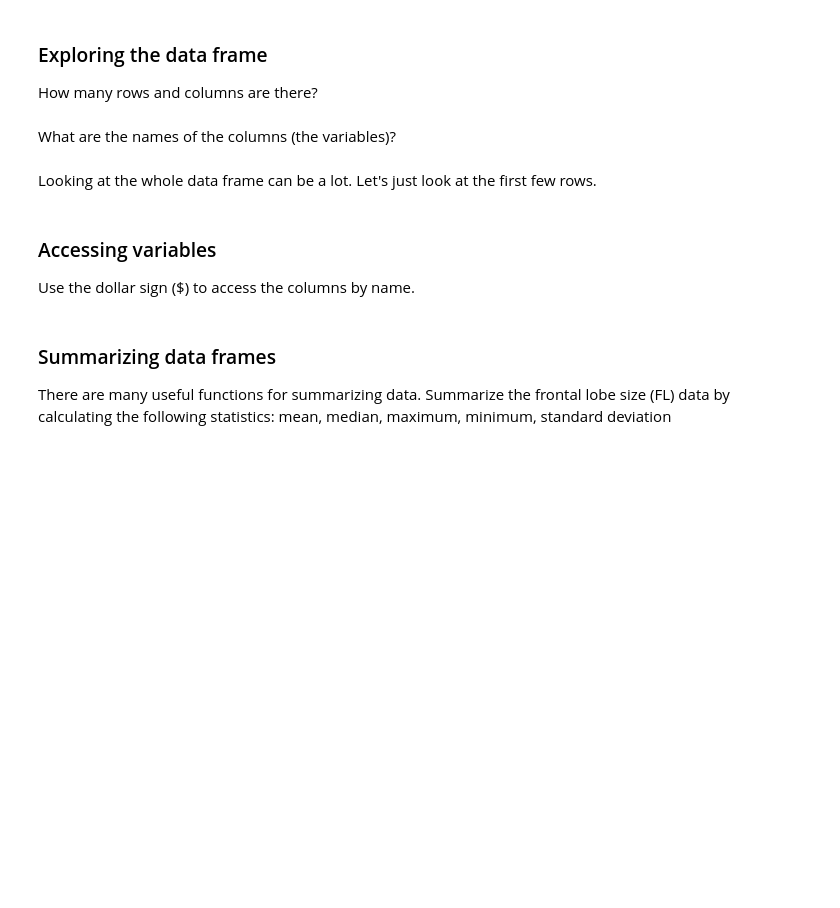
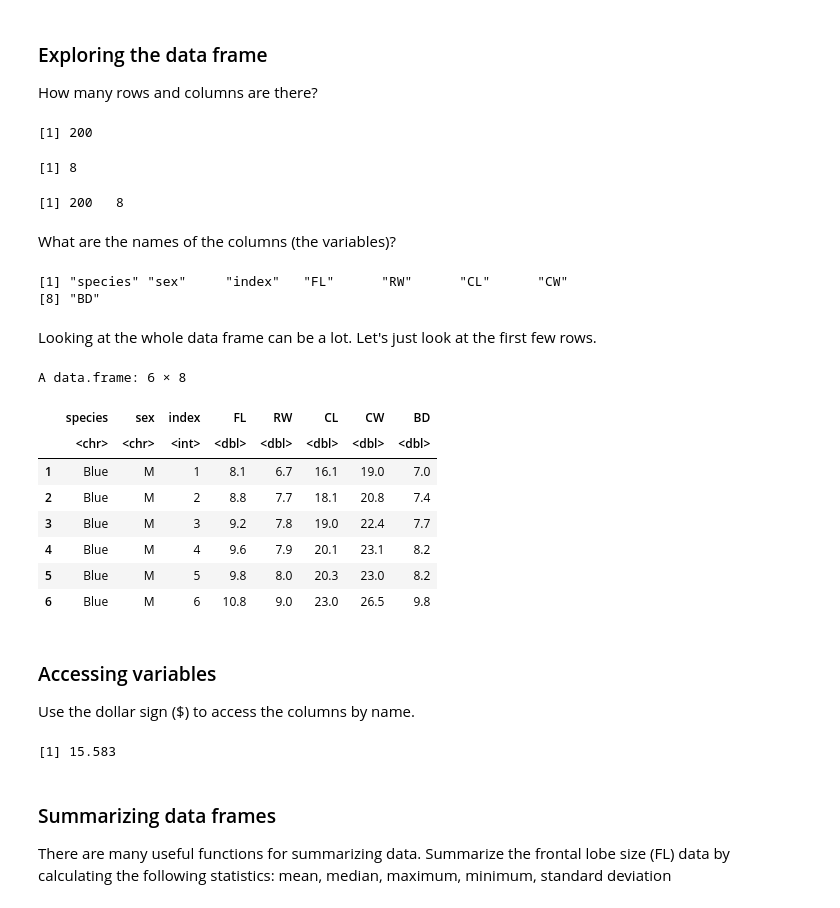
Before and after one commit to juliamsmith/biol421, a Jupyter notebook: Lab0/lab0_Rtutorial.ipynb, the cells around one changed output. Drawn from its saved outputs; the diff is of its cells as text; code cells hidden in the pictures; blank space fills up the shorter version.

```diff
--- a/Lab0/lab0_Rtutorial.ipynb
+++ b/Lab0/lab0_Rtutorial.ipynb
@@ -178,21 +200,47 @@ How many rows and columns are there?
 # %%
 #2.1-2.3)
 #YOUR CODE HERE
+nrow(crabs)
+ncol(crabs)
+dim(crabs)
+# %% [output]
+[1] 200
+[1] 8
+[1] 200   8
 # %% [markdown]
 What are the names of the columns (the variables)?
 # %%
 #2.4)
 #YOUR CODE HERE
+names(crabs)
+# %% [output]
+[1] "species" "sex"     "index"   "FL"      "RW"      "CL"      "CW"
+[8] "BD"
 # %% [markdown]
 Looking at the whole data frame can be a lot. Let's just look at the first few rows.
 # %%
 #2.5)
+head(crabs)
+# %% [output]
+A data.frame: 6 × 8
+|  | species | sex | index | FL | RW | CL | CW | BD |
+|  | <chr> | <chr> | <int> | <dbl> | <dbl> | <dbl> | <dbl> | <dbl> |
+| 1 | Blue | M | 1 | 8.1 | 6.7 | 16.1 | 19.0 | 7.0 |
+| 2 | Blue | M | 2 | 8.8 | 7.7 | 18.1 | 20.8 | 7.4 |
+| 3 | Blue | M | 3 | 9.2 | 7.8 | 19.0 | 22.4 | 7.7 |
+| 4 | Blue | M | 4 | 9.6 | 7.9 | 20.1 | 23.1 | 8.2 |
+| 5 | Blue | M | 5 | 9.8 | 8.0 | 20.3 | 23.0 | 8.2 |
+| 6 | Blue | M | 6 | 10.8 | 9.0 | 23.0 | 26.5 | 9.8 |
 # %% [markdown]
 ### Accessing variables
 Use the dollar sign ($) to access the columns by name.
 # %%
 #3)
 #YOUR CODE HERE
+crabs$FL
+#mean(crabs$FL)
+# %% [output]
+[1] 15.583
 # %% [markdown]
 ### Summarizing data frames
 There are many useful functions for summarizing data. Summarize the frontal lobe size (FL) data by calculating the following statistics: mean, median, maximum, minimum, standard deviation
```
Also changed, not shown: parts of 9 cells of this notebook.
